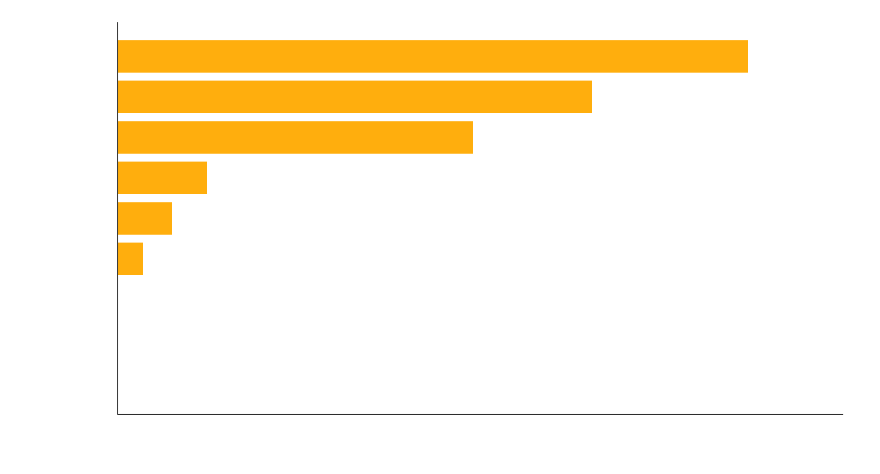
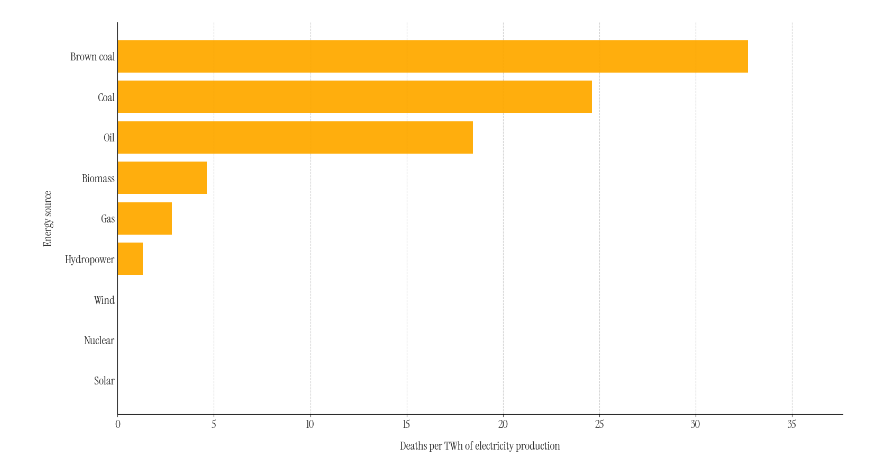
Before and after one commit to wadafacc/hslu-ungabunga, a Jupyter notebook: DVIZ/datastory-nuclear/diagrams/fatalities.ipynb, the cells around one changed output. Saved outputs shown, nothing was run; the diff lists cells and outputs as text; code cells hidden in the pictures.

```diff
--- a/DVIZ/datastory-nuclear/diagrams/fatalities.ipynb
+++ b/DVIZ/datastory-nuclear/diagrams/fatalities.ipynb
@@ -39,10 +39,10 @@ plt.rcParams.update({
     "font.family": FONT_NAME,
     "font.size": 16,
 
-    "text.color": WHITE,
-    "axes.labelcolor": WHITE,
-    "xtick.color": WHITE,
-    "ytick.color": WHITE,
+    "text.color": BLACK,
+    "axes.labelcolor": BLACK,
+    "xtick.color": BLACK,
+    "ytick.color": BLACK,
 
     "figure.facecolor": "none",
     "axes.facecolor": "none",
@@ -50,7 +50,7 @@ plt.rcParams.update({
     "axes.spines.top": False,
     "axes.spines.right": False,
 
-    "grid.color": WHITE,
+    "grid.color": BLACK,
     "grid.linestyle": "--",
     "grid.alpha": 0.25,
 })
@@ -91,32 +91,32 @@ ax.set_axisbelow(True)
 # -----------------------------
 # 7. Value labels (MATCHED)
 # -----------------------------
 max_val = df["Deaths_per_TWh"].max()
 
 for bar in bars:
     ax.text(
         bar.get_width() + max_val * 0.015,
         bar.get_y() + bar.get_height() / 2,
         f"{bar.get_width():.3g}",
         va="center",
         ha="left",
         fontsize=14,
         fontweight="bold",
         color=WHITE
     )
 
 ax.set_xlim(0, max_val * 1.15)
 
 # -----------------------------
 # 8. Export (MATCHED)
 # -----------------------------
 plt.tight_layout(pad=2)
 plt.savefig(
-    "./death_rates_energy_production.svg",
+    "./death_rates_energy_production_BLACK.svg",
     format="svg",
     bbox_inches="tight",
     # transparent=True
 )
 plt.show()
 # %% [output]
-[figure, old version]
+[figure, new version]
```
Also changed, not shown: 6 other files.
